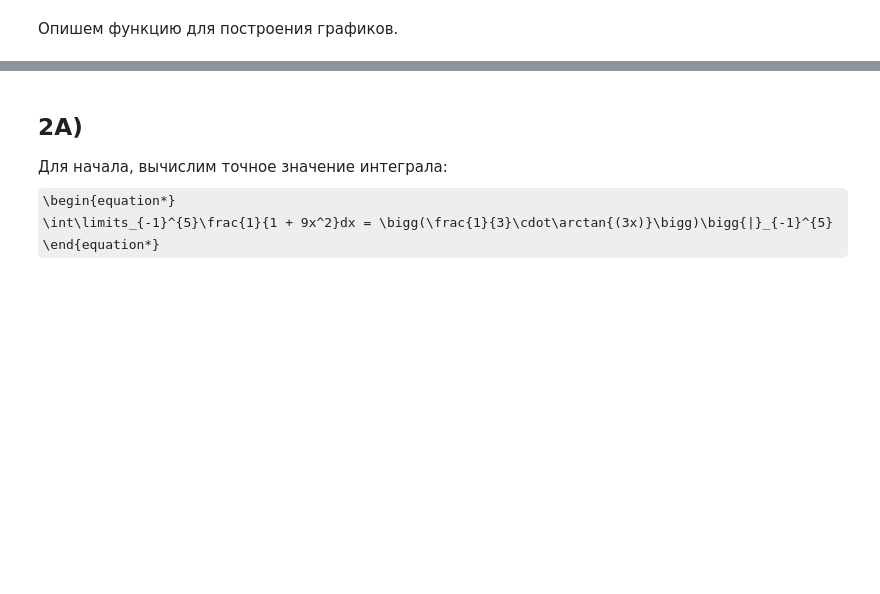
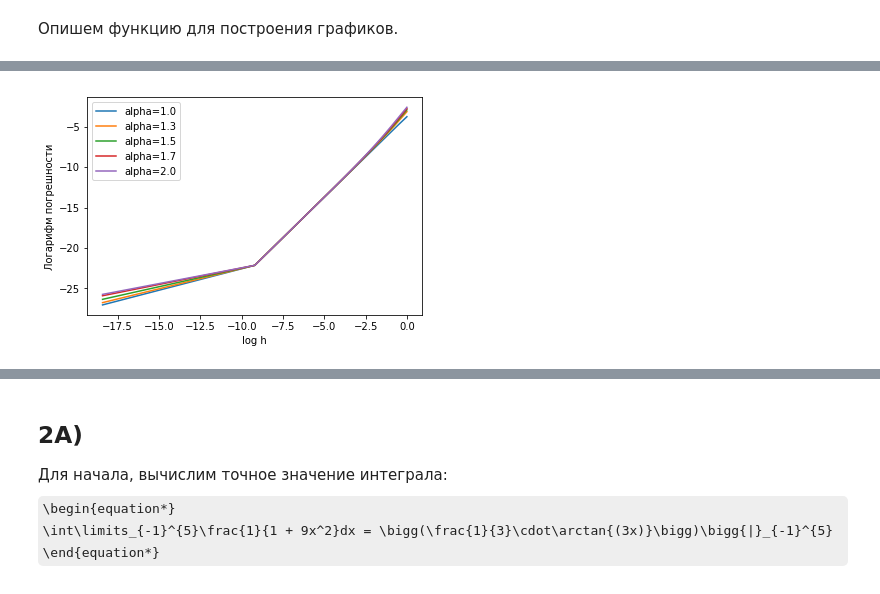
Before and after one commit to Igor-Tukh/numerical-methods, a Jupyter notebook: hw03/hw03.ipynb, the cells around one changed output, grey strips where cells are left out. Cells and saved outputs as stored; diff of their text form; code cells hidden in the pictures; some formulas as TeX source; blank space fills up the shorter version.

```diff
--- a/hw03/hw03.ipynb
+++ b/hw03/hw03.ipynb
@@ -99,0 +102,14 @@ build_plot([hs for _ in alphas], [[np.abs(get_derivative_f_value(x0) - get_deriv
+# %%
+start = np.longdouble(10**(-8))
+step = np.longdouble(10**(-4))
+x0 = 8
+
+hs = [start + step * i for i in range(10**4)]
+alphas = np.longdouble([1, 1.3, 1.5, 1.7, 2])
+
+build_plot([np.log(hs) for _ in alphas], [[np.log(np.abs(get_derivative_f_value(x0) - get_derivative_f_value_by_formula(x0, alpha, h))) for h in hs] for alpha in alphas],
+           'log h',
+           'Логарифм погрешности',
+           plot_labels=['alpha={a}'.format(a = a) for a in alphas])
+# %% [output]
+[figure, added]
```
Also changed, not shown: parts of 13 cells of this notebook, 1 other file.
